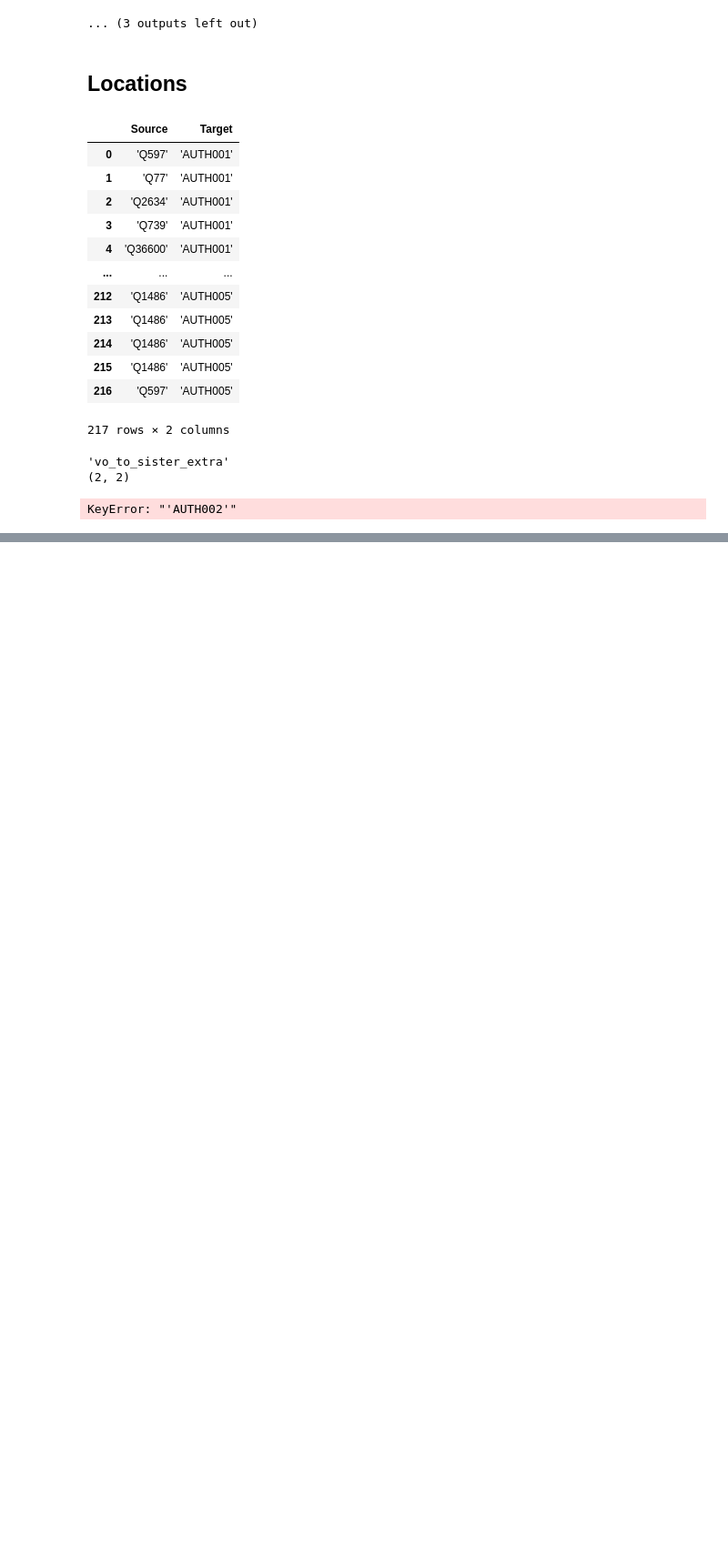
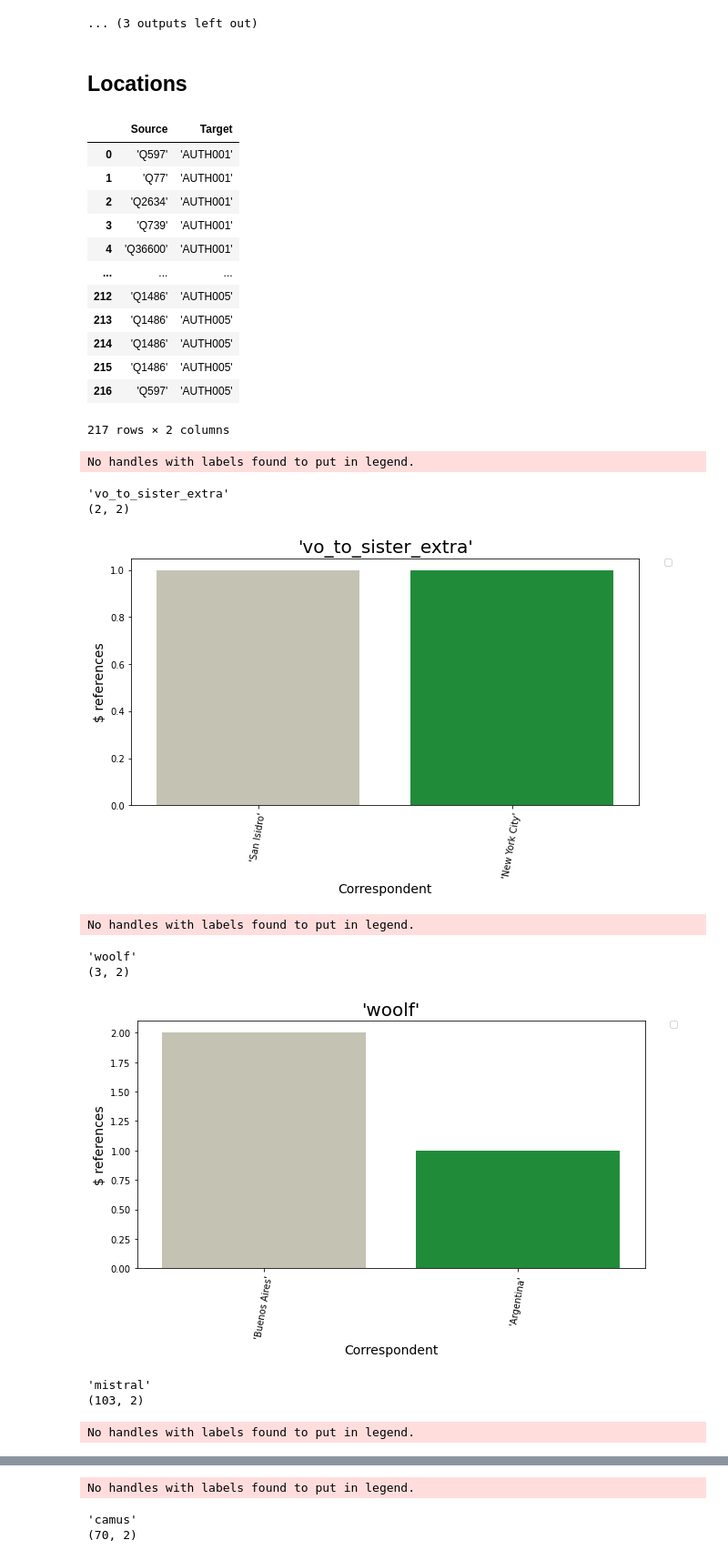
Before and after one commit to peterverhaar/ocampo_correspondence, a Jupyter notebook: Locations_persons.ipynb, the cells around one changed output, grey strips where cells are left out. Shown at 91% size. Cells and saved outputs as stored; diff of their text form; code cells hidden in the pictures; blank space fills up the shorter version.

```diff
--- a/Locations_persons.ipynb
+++ b/Locations_persons.ipynb
@@ -100,35 +100,43 @@ for author in authors:
     locations_author = locations_edges[ locations_edges.Target == author ]
     print(locations_author.shape)
     locations_count = Counter()
     for i,row in locations_author.iterrows():
-        locations_count.update([ locations[ row['get'] ] ] )
+        locations_count.update([ locations[ row['Source'] ] ] )
 
     x_axis = []
     y_axis = []
     for name,count in locations_count.most_common():
         x_axis.append(name)
         y_axis.append(count)
 
 
     fig = plt.figure( figsize=( 10 , 5 ) )
 
     colours = [ '#c7c4af' , '#0e9e30', '#a0061a' , '#6a55d4' , '#cf8817'  ]
 
 
 
     graph = sns.barplot( x=x_axis, y= y_axis, palette = colours )
 
-    graph.set_title( locations[location] , size = 20)
+    graph.set_title( authors[author] , size = 20)
     graph.set_xlabel( 'Correspondent' , size = 14)
     graph.set_ylabel('$ references' , size = 14 )
 
     plt.xticks(rotation= 80)
     # The next line places the legend outside out the plot
     plt.legend( bbox_to_anchor=(1.05, 1),loc=2, borderaxespad=0.);
 
 
     plt.show()
 # %% [output]
-'vo_to_sister_extra'
-(2, 2)
+No handles with labels found to put in legend.
-KeyError: "'AUTH002'"
+'vo_to_sister_extra'
+(2, 2)
+[figure, added]
+No handles with labels found to put in legend.
+'woolf'
+(3, 2)
+[figure, added]
+'mistral'
+(103, 2)
+No handles with labels found to put in legend.
@@ -134,0 +144,3 @@ KeyError: "'AUTH002'"
+No handles with labels found to put in legend.
+'camus'
+(70, 2)
```
Also changed, not shown: parts of 1 cell of this notebook.
